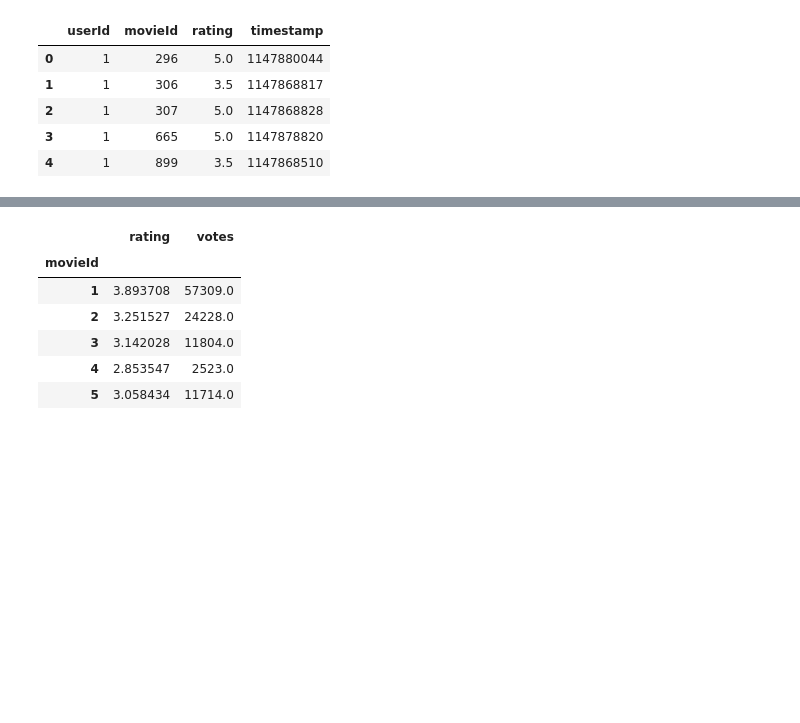
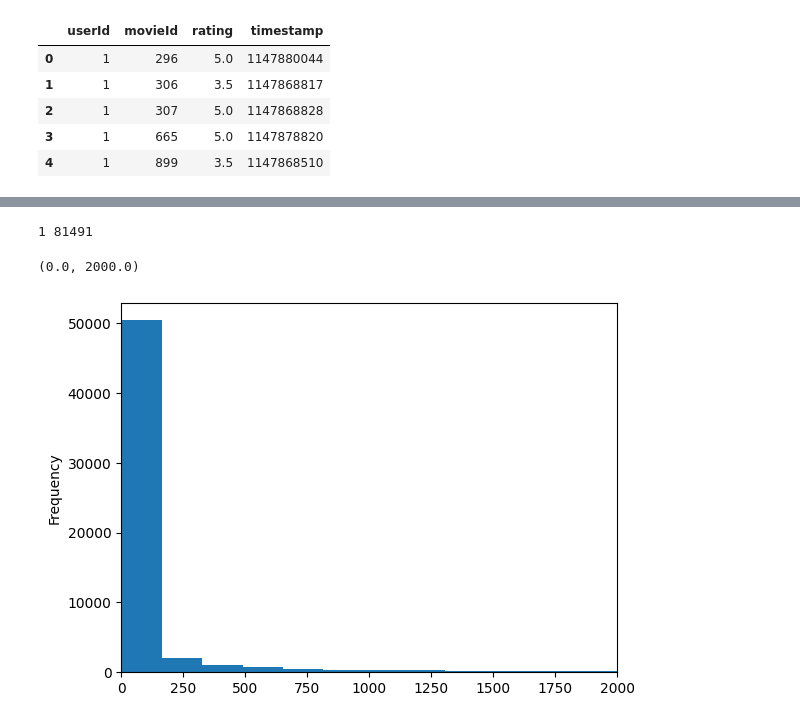
Before and after one commit to jh2048/movie_recommender, a Jupyter notebook: notebooks/collaborative_recommender.ipynb, the cells around one changed output, grey strips where cells are left out. Saved outputs shown, nothing was run; the diff lists cells and outputs as text; code cells hidden in the pictures; blank space fills up the shorter version.

```diff
--- a/notebooks/collaborative_recommender.ipynb
+++ b/notebooks/collaborative_recommender.ipynb
@@ -301,11 +352,0 @@ print(min(movie_dataframe['votes']), max(movie_dataframe['votes']))
-# %%
-movie_dataframe_grouped = movie_dataframe.groupby('movieId')['rating', 'votes'].mean()
-movie_dataframe_grouped.head()
-# %% [output]
-|  | rating | votes |
-| movieId |  |  |
-| 1 | 3.893708 | 57309.0 |
-| 2 | 3.251527 | 24228.0 |
-| 3 | 3.142028 | 11804.0 |
-| 4 | 2.853547 | 2523.0 |
-| 5 | 3.058434 | 11714.0 |
@@ -313,0 +353,9 @@ rolling_rating = movie_dataframe.groupby('movieId').rolling()
+# %%
+import matplotlib.pyplot as plt
+movie_data_grouped['votes'].plot(kind='hist', bins=500)
+print(min(movie_data_grouped['votes']), max(movie_data_grouped['votes']))
+plt.xlim(0, 2000)
+# %% [output]
+1 81491
+(0.0, 2000.0)
+[figure, added]
```
Also changed, not shown: parts of 21 cells of this notebook.
